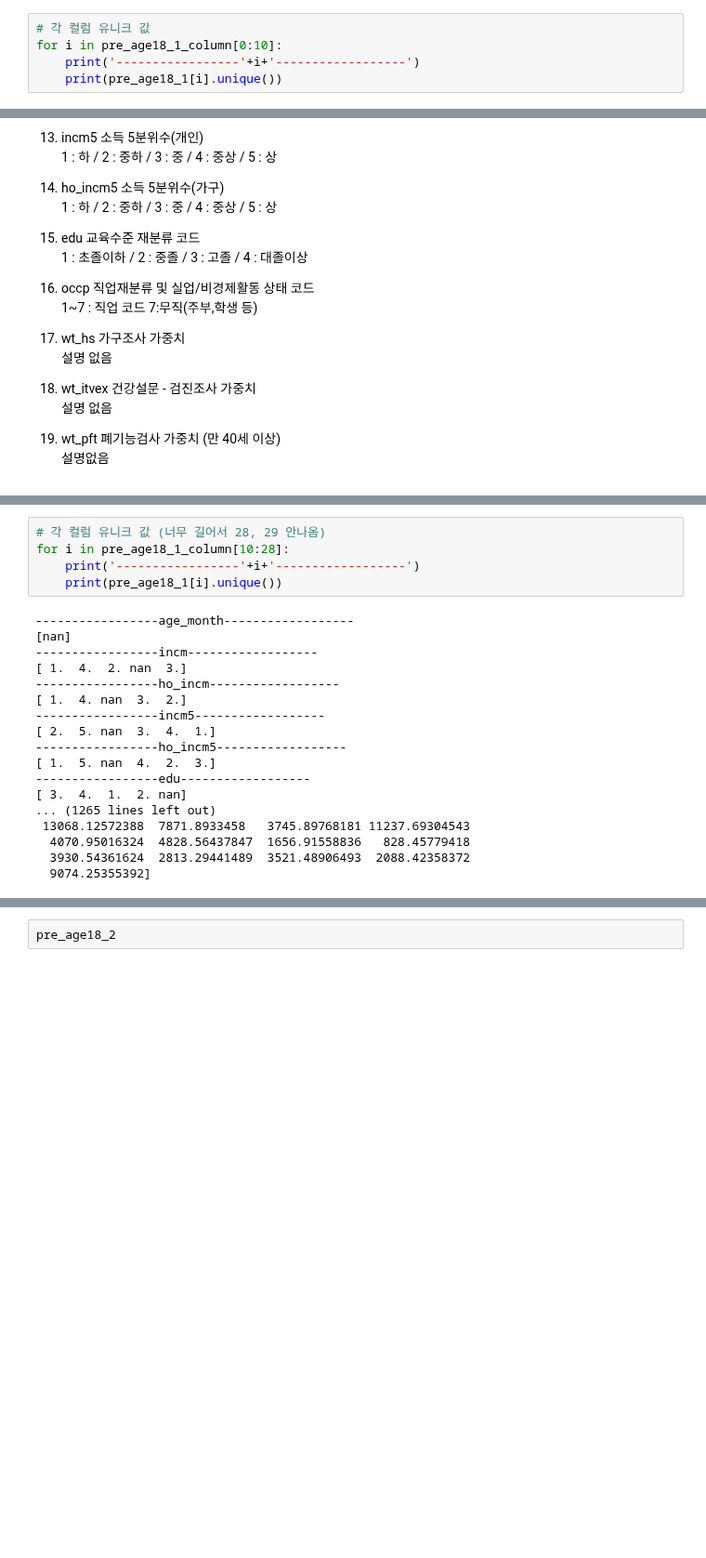
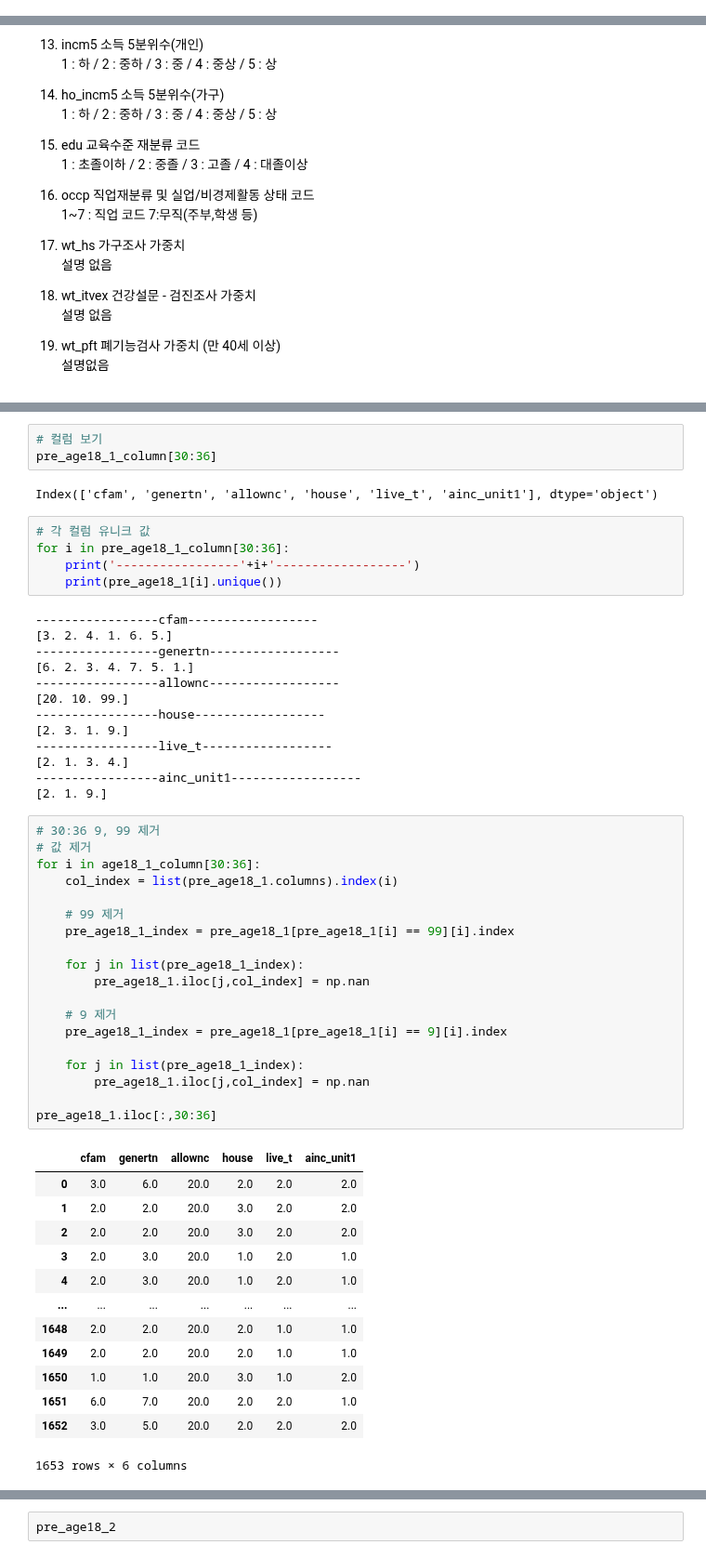
Before and after one commit to knu-final-project/sas_view, a Jupyter notebook: corr_18.ipynb, the cells around one changed output, grey strips where cells are left out. Shown at 93% size. Cells and saved outputs as stored; diff of their text form; blank space fills up the shorter version.

```diff
--- a/corr_18.ipynb
+++ b/corr_18.ipynb
@@ -599,5 +592,0 @@ Index(['mod_d', 'id', 'ID_fam', 'year', 'region', 'town_t', 'apt_t', 'psu',
-# %%
-# 각 컬럼 유니크 값
-for i in pre_age18_1_column[0:10]:
-    print('-----------------'+i+'------------------')
-    print(pre_age18_1[i].unique())
@@ -660,23 +686,56 @@ Index(['age_month', 'incm', 'ho_incm', 'incm5', 'ho_incm5', 'edu', 'occp',
+# %%
+# 컬럼 보기
+pre_age18_1_column[30:36]
+# %% [output]
+Index(['cfam', 'genertn', 'allownc', 'house', 'live_t', 'ainc_unit1'], dtype='object')
 # %%
-# 각 컬럼 유니크 값 (너무 길어서 28, 29 안나옴)
-for i in pre_age18_1_column[10:28]:
+# 각 컬럼 유니크 값
+for i in pre_age18_1_column[30:36]:
     print('-----------------'+i+'------------------')
     print(pre_age18_1[i].unique())
 # %% [output]
------------------age_month------------------
-[nan]
------------------incm------------------
-[ 1.  4.  2. nan  3.]
------------------ho_incm------------------
-[ 1.  4. nan  3.  2.]
------------------incm5------------------
-[ 2.  5. nan  3.  4.  1.]
------------------ho_incm5------------------
-[ 1.  5. nan  4.  2.  3.]
------------------edu------------------
-[ 3.  4.  1.  2. nan]
-... (1265 lines left out)
- 13068.12572388  7871.8933458   3745.89768181 11237.69304543
-  4070.95016324  4828.56437847  1656.91558836   828.45779418
-  3930.54361624  2813.29441489  3521.48906493  2088.42358372
-  9074.25355392]
+-----------------cfam------------------
+[3. 2. 4. 1. 6. 5.]
+-----------------genertn------------------
+[6. 2. 3. 4. 7. 5. 1.]
+-----------------allownc------------------
+[20. 10. 99.]
+-----------------house------------------
+[2. 3. 1. 9.]
+-----------------live_t------------------
+[2. 1. 3. 4.]
+-----------------ainc_unit1------------------
+[2. 1. 9.]
+# %%
+# 30:36 9, 99 제거
+# 값 제거
+for i in age18_1_column[30:36]:
+    col_index = list(pre_age18_1.columns).index(i)
+
+    # 99 제거
+    pre_age18_1_index = pre_age18_1[pre_age18_1[i] == 99][i].index
+
+    for j in list(pre_age18_1_index):
+        pre_age18_1.iloc[j,col_index] = np.nan
+
+    # 9 제거
+    pre_age18_1_index = pre_age18_1[pre_age18_1[i] == 9][i].index
+
+    for j in list(pre_age18_1_index):
+        pre_age18_1.iloc[j,col_index] = np.nan
+
+pre_age18_1.iloc[:,30:36]
+# %% [output]
+|  | cfam | genertn | allownc | house | live_t | ainc_unit1 |
+| 0 | 3.0 | 6.0 | 20.0 | 2.0 | 2.0 | 2.0 |
+| 1 | 2.0 | 2.0 | 20.0 | 3.0 | 2.0 | 2.0 |
+| 2 | 2.0 | 2.0 | 20.0 | 3.0 | 2.0 | 2.0 |
+| 3 | 2.0 | 3.0 | 20.0 | 1.0 | 2.0 | 1.0 |
+| 4 | 2.0 | 3.0 | 20.0 | 1.0 | 2.0 | 1.0 |
+| ... | ... | ... | ... | ... | ... | ... |
+| 1648 | 2.0 | 2.0 | 20.0 | 2.0 | 1.0 | 1.0 |
+| 1649 | 2.0 | 2.0 | 20.0 | 2.0 | 1.0 | 1.0 |
+| 1650 | 1.0 | 1.0 | 20.0 | 3.0 | 1.0 | 2.0 |
+| 1651 | 6.0 | 7.0 | 20.0 | 2.0 | 2.0 | 1.0 |
+| 1652 | 3.0 | 5.0 | 20.0 | 2.0 | 2.0 | 2.0 |
+1653 rows × 6 columns
```
Also changed, not shown: parts of 29 cells of this notebook.
